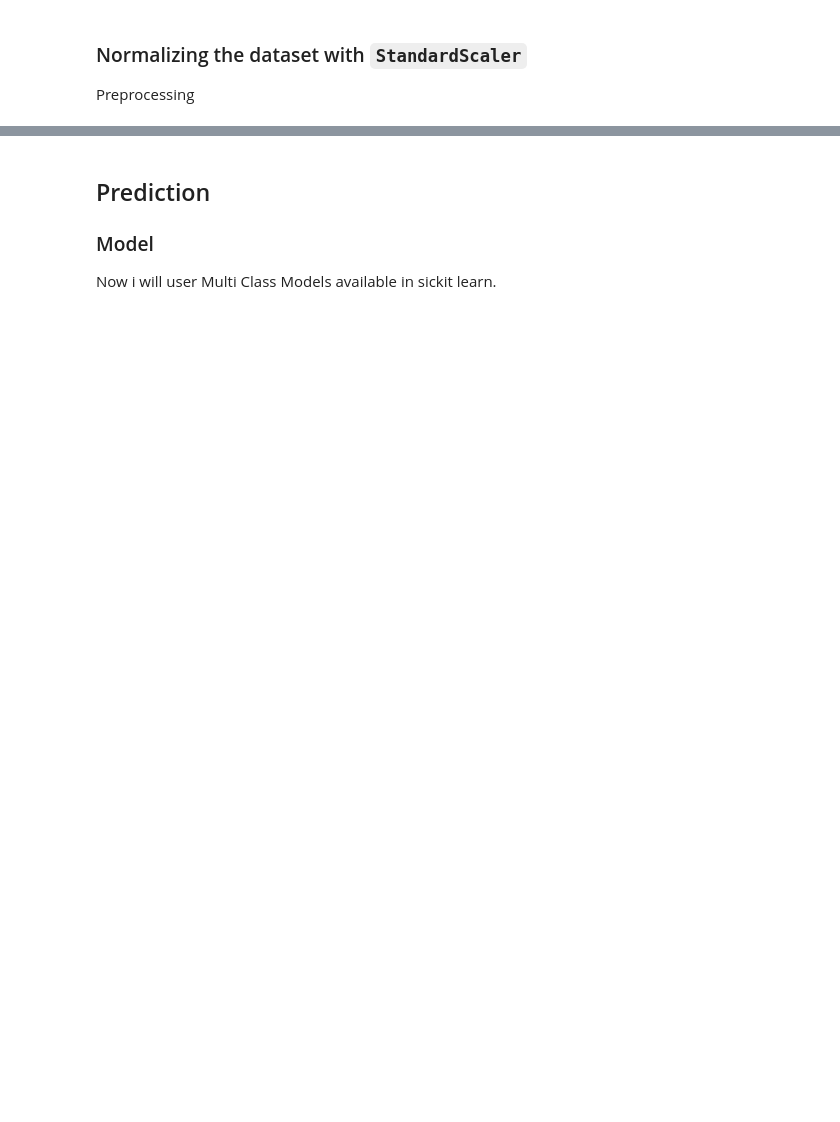
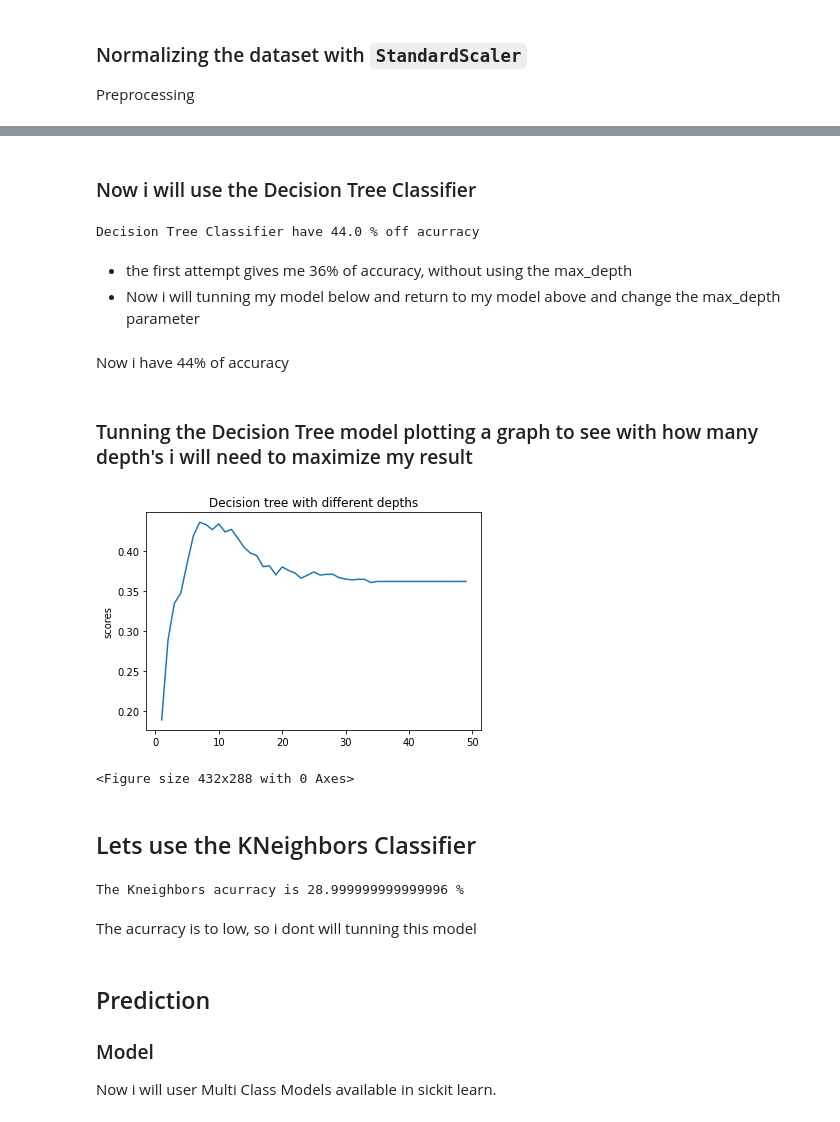
Before and after one commit to iurygoulart23/Final-Portfolio-Project-Codecademy, a Jupyter notebook: Final-Portfolio-Project.ipynb, the cells around one changed output, grey strips where cells are left out. Saved outputs shown, nothing was run; the diff lists cells and outputs as text; code cells hidden in the pictures; blank space fills up the shorter version.

Commit message:
correcting the normalization, splitting the data, made logistic regression, decision tree classifier, tunning decision tree, kneighbors classifier

```diff
--- a/Final-Portfolio-Project.ipynb
+++ b/Final-Portfolio-Project.ipynb
@@ -188,0 +211,10 @@ X_all.append(['StdScaled','All', X_con, X_val_con, 1.0, columns[:sample_size]])
+# %%
+scaler = StandardScaler()
+
+X_fit = scaler.fit_transform(X)
+
+df_scaled = pd.DataFrame(X_fit, columns=X.columns)
+df_scaled['cover_type'] = y.values
+
+print(df_scaled)
+print(df_scaled.shape)
@@ -188,0 +243,6 @@ X_all.append(['StdScaled','All', X_con, X_val_con, 1.0, columns[:sample_size]])
+# %%
+X = df_scaled.drop(['cover_type'], axis=1)
+y = df_scaled['cover_type']
+
+print(X.shape)
+print(y.shape)
@@ -188,0 +254,3 @@ X_all.append(['StdScaled','All', X_con, X_val_con, 1.0, columns[:sample_size]])
+# %%
+X_train, X_test, y_train, y_test = train_test_split(X, y, test_size=0.2, random_state=50)
+print(X_train.shape, X_test.shape, y_train.shape, y_test.shape)
@@ -189,3 +280,51 @@ X_all.append(['StdScaled','All', X_con, X_val_con, 1.0, columns[:sample_size]])
+# %% [markdown]
+### Now i will use the Decision Tree Classifier
+# %%
+tree = DecisionTreeClassifier(random_state=1, max_depth=7)
+tree.fit(X_train, y_train)
+# tree_prediction = tree.predict(X_test, y_test)
+
+print('Decision Tree Classifier have {}'.format(round(tree.score(X_test, y_test), 2)*100), '%', 'off acurracy' )
+# %% [output]
+Decision Tree Classifier have 44.0 % off acurracy
+# %% [markdown]
+- the first attempt gives me 36% of accuracy, without using the max_depth
+- Now i will tunning my model below and return to my model above and change the max_depth parameter
+# %% [markdown]
+Now i have 44% of accuracy
+# %% [markdown]
+### Tunning the Decision Tree model plotting a graph to see with how many depth's i will need to maximize my result
+# %%
+scores = []
+
+for i in range(1, 50):
+    tree = DecisionTreeClassifier(random_state=1, max_depth=i)
+    tree.fit(X_train, y_train)
+    score = tree.score(X_test, y_test)
+    scores.append(tree.score(X_test, y_test))
+
+plt.plot(range(1, 50), scores)
+plt.title("Decision tree with different depths")
+plt.ylabel("scores")
+plt.show()
+plt.clf()
+# %% [output]
+[figure, added]
+<Figure size 432x288 with 0 Axes>
+# %% [markdown]
+## Lets use the KNeighbors Classifier
+# %%
+kmeans = KNeighborsClassifier()
+kmeans.fit(X_train, y_train)
+
+kmeans_prediction = kmeans.predict(X_test)
+probabilities = kmeans.predict_proba(X_test)
+
+print('The Kneighbors acurracy is {}'.format(round(kmeans.score(X_test, y_test), 2)*100), '%')
+# %% [output]
+The Kneighbors acurracy is 28.999999999999996 %
+# %% [markdown]
+The acurracy is to low, so i dont will tunning this model
 # %% [markdown]
 ## Prediction
 
```
Also changed, not shown: parts of 15 cells of this notebook.
